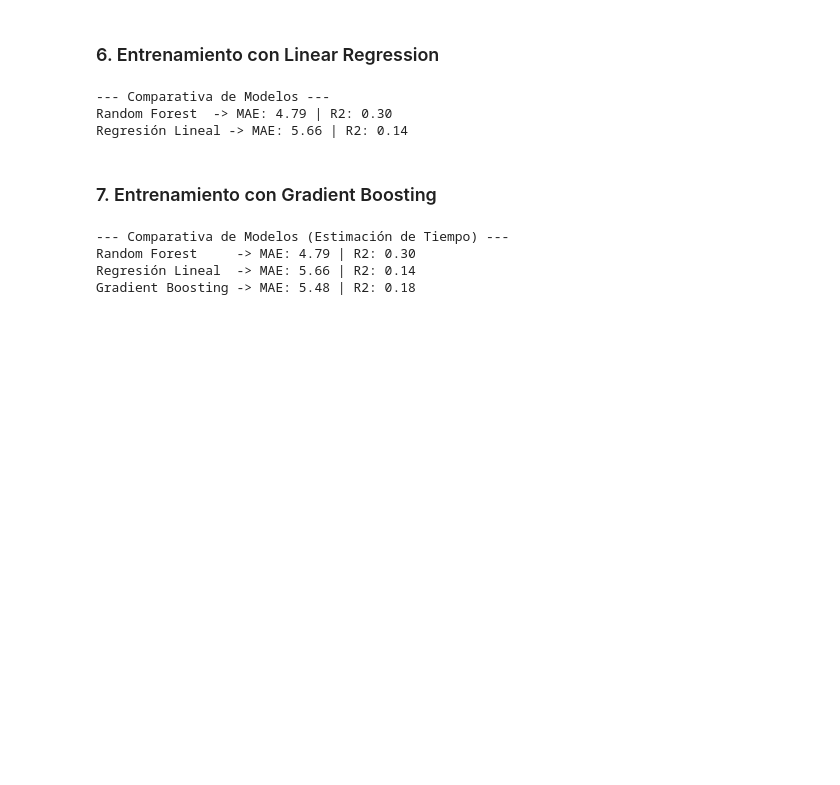
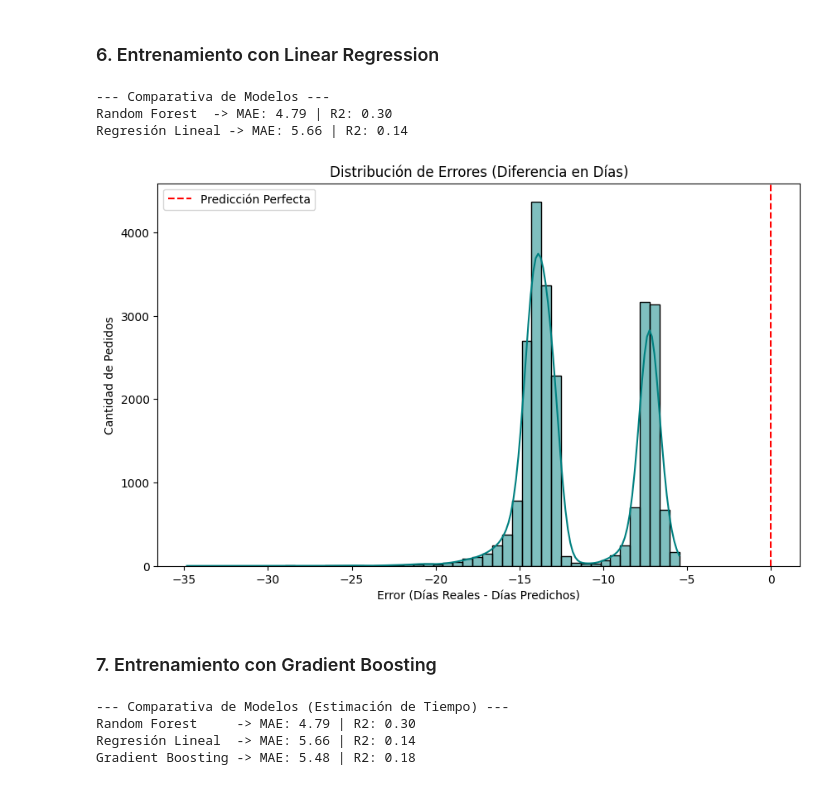
Before and after one commit to wilhayla/THE_HATCH_DATA_SCIENCE_OLIST_CHALLENGE, a Jupyter notebook: notbooks/04_product_estimation_delivery_time.ipynb, the cells around one changed output. Cells and saved outputs as stored; diff of their text form; code cells hidden in the pictures; blank space fills up the shorter version.

Commit message:
Agregando graficos para distribucion errores para modelo de Linear Regression y Gradient Boosting

```diff
--- a/notbooks/04_product_estimation_delivery_time.ipynb
+++ b/notbooks/04_product_estimation_delivery_time.ipynb
@@ -259,6 +286,20 @@ print(f"Regresión Lineal -> MAE: {mae_lin:.2f} | R2: {r2_lin:.2f}")
 --- Comparativa de Modelos ---
 Random Forest  -> MAE: 4.79 | R2: 0.30
 Regresión Lineal -> MAE: 5.66 | R2: 0.14
+# %%
+errores_02 = y_test - y_pred_lin
+
+# 2. Graficamos
+plt.figure(figsize=(10, 6))
+sns.histplot(errores_02, bins=50, kde=True, color='teal')
+plt.axvline(x=0, color='red', linestyle='--', label='Predicción Perfecta')
+plt.title('Distribución de Errores (Diferencia en Días)')
+plt.xlabel('Error (Días Reales - Días Predichos)')
+plt.ylabel('Cantidad de Pedidos')
+plt.legend()
+plt.show()
+# %% [output]
+[figure, added]
 # %% [markdown]
 ### 7. Entrenamiento con Gradient Boosting
 # %%
```
Also changed, not shown: parts of 4 cells of this notebook.
